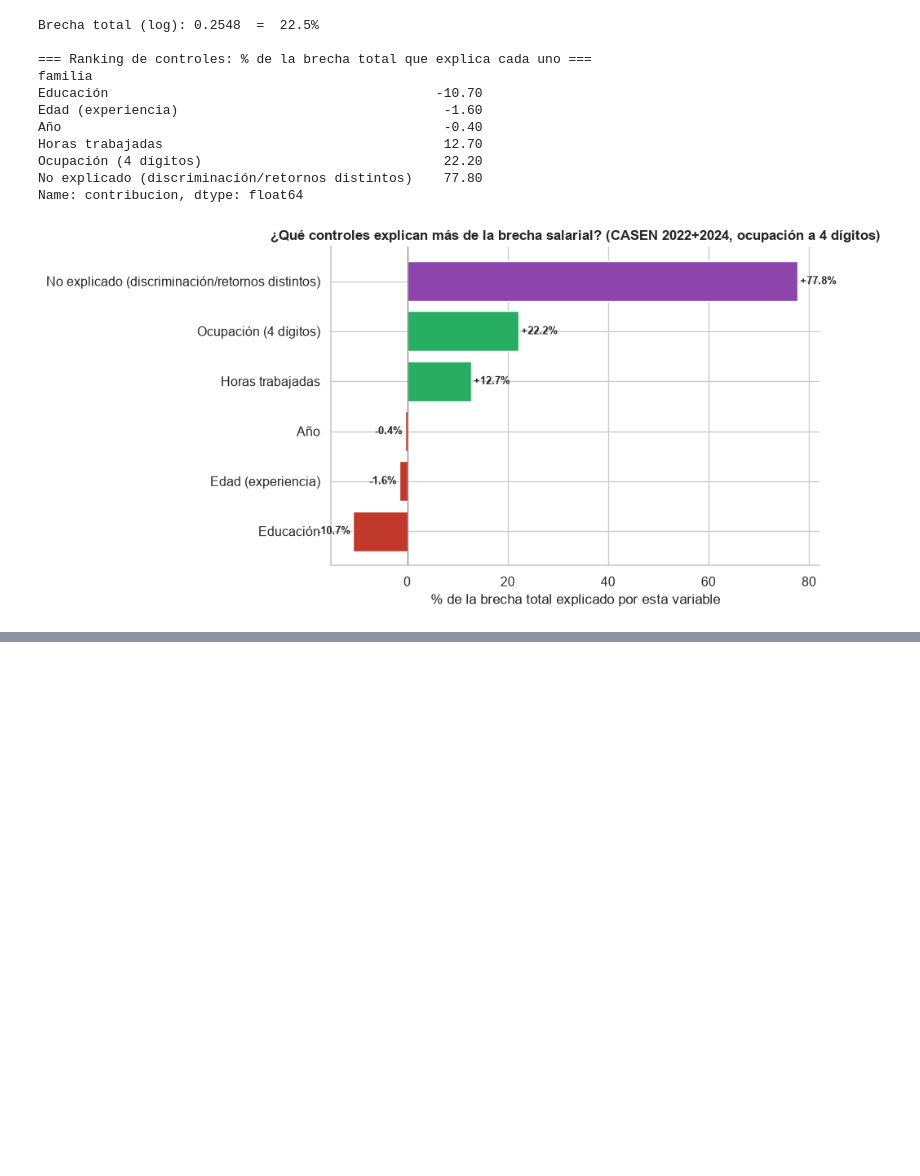
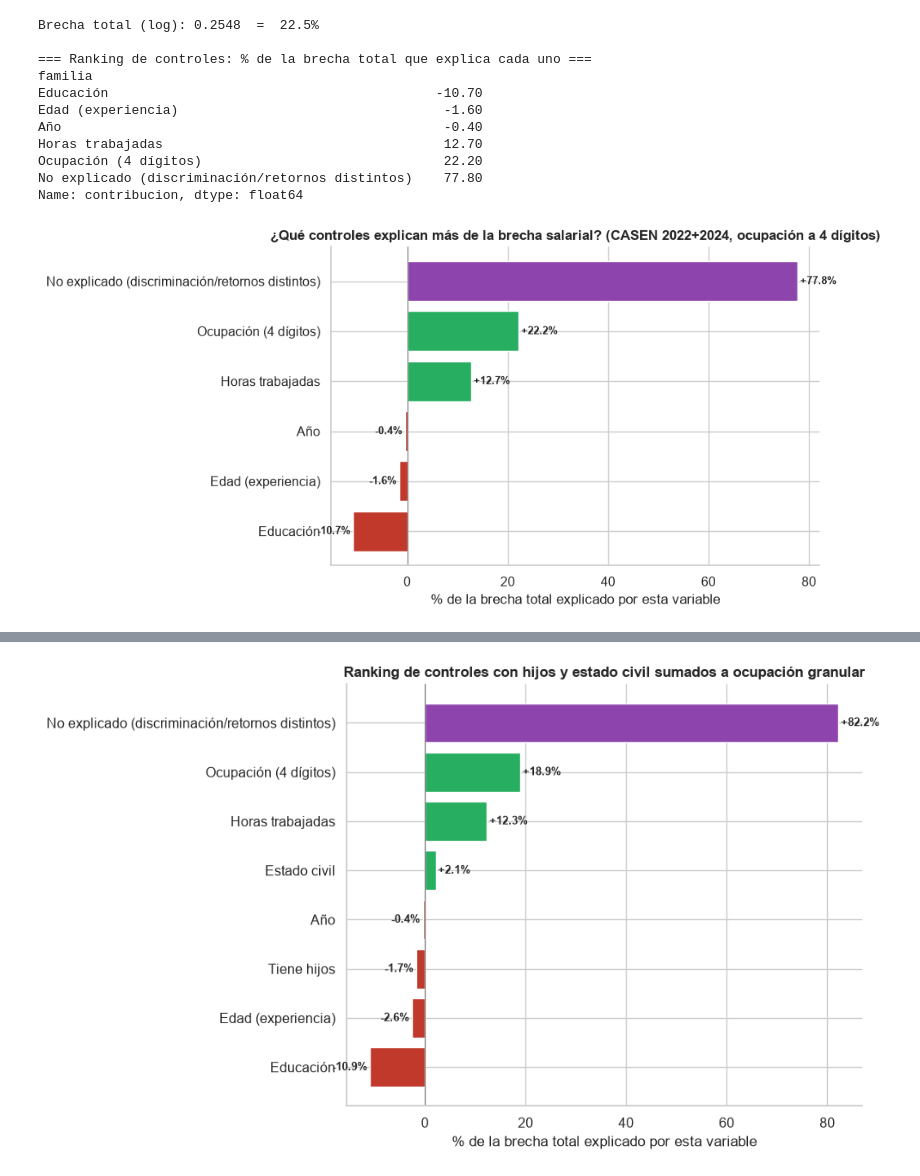
Before and after one commit to W00lscarf/brechas-salariales-genero-chile, a Jupyter notebook: notebooks/08_ocupacion_granular_casen.ipynb, the cells around one changed output, grey strips where cells are left out. Saved outputs shown, nothing was run; the diff lists cells and outputs as text; code cells hidden in the pictures; blank space fills up the shorter version.

```diff
--- a/notebooks/08_ocupacion_granular_casen.ipynb
+++ b/notebooks/08_ocupacion_granular_casen.ipynb
@@ -17,6 +17,7 @@ import pandas as pd
 import numpy as np
 import patsy
 import statsmodels.formula.api as smf
+from scipy import stats
 import matplotlib.pyplot as plt
 import seaborn as sns
 
@@ -25,7 +26,7 @@ pd.set_option('display.float_format', '{:.2f}'.format)
 os.makedirs('outputs/figures', exist_ok=True)
 
 RUTA_CASEN = '../../CASEN'
-COLUMNAS = ['sexo','edad','e6a','o10','oficio4_08','ytrabajocor','expr','activ','varunit']
+COLUMNAS = ['sexo','edad','e6a','o10','oficio4_08','ytrabajocor','expr','activ','varunit','s5','ecivil']
 
 frames = []
 for anio in [2022, 2024]:
@@ -77,6 +78,12 @@ NIVEL_EDUC = {
     1:'Básica',2:'Básica',3:'Básica',4:'Básica',5:'Básica',6:'Básica',7:'Básica',
     8:'Media',9:'Media',10:'Media',11:'Media',
     12:'Técnica sup.',13:'Universitaria',14:'Posgrado',15:'Posgrado',
+}
+
+ESTADO_CIVIL_GRP = {
+    1:'Casado/Conviviente', 2:'Casado/Conviviente', 3:'Casado/Conviviente',
+    4:'Otro', 5:'Otro', 6:'Otro', 7:'Otro',
+    8:'Soltero/a',
 }
 
 muestra = ocupados.copy()
@@ -85,6 +92,8 @@ muestra['nivel_grp'] = muestra['e6a'].map(NIVEL_EDUC)
 muestra['log_ingreso'] = np.log(muestra['ytrabajocor'])
 muestra['edad2'] = muestra['edad']**2
 muestra['ciuo_1digito'] = (muestra['oficio4_08'] // 1000).astype(int).astype(str)  # primer dígito CIUO-08
+muestra['tiene_hijos'] = np.where(muestra['s5']>=0, (muestra['s5']>0).astype(float), np.nan)  # s5: -88=no sabe
+muestra['estado_civil_grp'] = muestra['ecivil'].map(ESTADO_CIVIL_GRP)
 
 # Ocupaciones granulares con muestra suficiente (n>=30); el resto se agrupa como 'Otras'
 conteo_ocup = muestra['oficio4_08'].value_counts()
@@ -160,6 +169,7 @@ for cod in ocup_validas:
     ing_h = np.average(h['ytrabajocor'], weights=h['expr'])
     ing_m = np.average(m['ytrabajocor'], weights=m['expr'])
     resultados_ocup.append({'oficio4_08': int(cod), 'n': len(sub), 'n_h': len(h), 'n_m': len(m),
+                             'ingreso_h': ing_h, 'ingreso_m': ing_m,
                              'brecha_pct': (ing_m/ing_h - 1)*100})
 
 df_ocup = pd.DataFrame(resultados_ocup)
@@ -171,6 +181,11 @@ etiquetas_ocup = r24.value_labels().get('oficio4_08', {})
 df_ocup['nombre'] = df_ocup['oficio4_08'].map(lambda c: etiquetas_ocup.get(c, f'Código {c}'))
 df_ocup = df_ocup.sort_values('brecha_pct')
 
+os.makedirs('outputs/data', exist_ok=True)
+df_ocup[['oficio4_08','nombre','n','n_h','n_m','ingreso_h','ingreso_m','brecha_pct']].to_csv(
+    'outputs/data/ranking_brecha_ocupacion_completo.csv', index=False, encoding='utf-8-sig')
+print(f'Listado completo ({len(df_ocup)} ocupaciones) exportado a outputs/data/ranking_brecha_ocupacion_completo.csv')
+
 pd.set_option('display.max_colwidth', 45)
 print()
 print('=== 15 rubros con la brecha MÁS ALTA en contra de las mujeres ===')
@@ -316,0 +328,8 @@ Aun sumando todo lo que sí se explica, **77.8% de la brecha total queda sin exp
+# %%
+muestra_hijos = muestra.dropna(subset=['tiene_hijos','estado_civil_grp']).copy()
+muestra_hijos['estado_civil_grp'] = pd.Categorical(muestra_hijos['estado_civil_grp'])
+print(f'Muestra con hijos y estado civil válidos: {len(muestra_hijos):,} '
+      f'({len(muestra_hijos)/len(muestra)*100:.1f}% de la muestra de la sección 2)')
+print()
+print('Distribución tiene_hijos:', dict(muestra_hijos['tiene_hijos'].value_counts()))
+print('Distribución estado civil:', dict(muestra_hijos['estado_civil_grp'].value_counts()))
@@ -316,0 +434,16 @@ Aun sumando todo lo que sí se explica, **77.8% de la brecha total queda sin exp
+# %%
+fig, ax = plt.subplots(figsize=(10, 6))
+colores_r2 = ['#8e44ad' if 'No explicado' in i else ('#27ae60' if v>=0 else '#c0392b') for i, v in resumen_familia2.items()]
+ax.barh(resumen_familia2.index, resumen_familia2.values, color=colores_r2, edgecolor='white')
+for i, v in enumerate(resumen_familia2.values):
+    ax.text(v + (0.5 if v>=0 else -0.5), i, f'{v:+.1f}%', va='center',
+            ha='left' if v>=0 else 'right', fontsize=9, fontweight='bold')
+ax.axvline(0, color='gray', linewidth=0.8)
+ax.set_xlabel('% de la brecha total explicado por esta variable')
+ax.set_title('Ranking de controles con hijos y estado civil sumados a ocupación granular',
+             fontsize=12, fontweight='bold')
+sns.despine(); plt.tight_layout()
+plt.savefig('outputs/figures/ranking_controles_con_hijos.png', dpi=150, bbox_inches='tight')
+plt.show()
+# %% [output]
+[figure, added]
```
Also changed, not shown: parts of 13 cells of this notebook, 7 other files.
